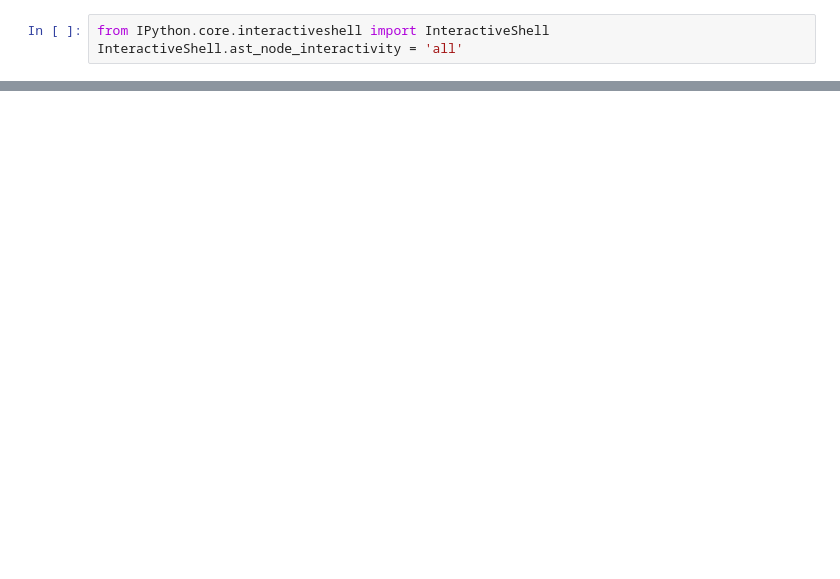
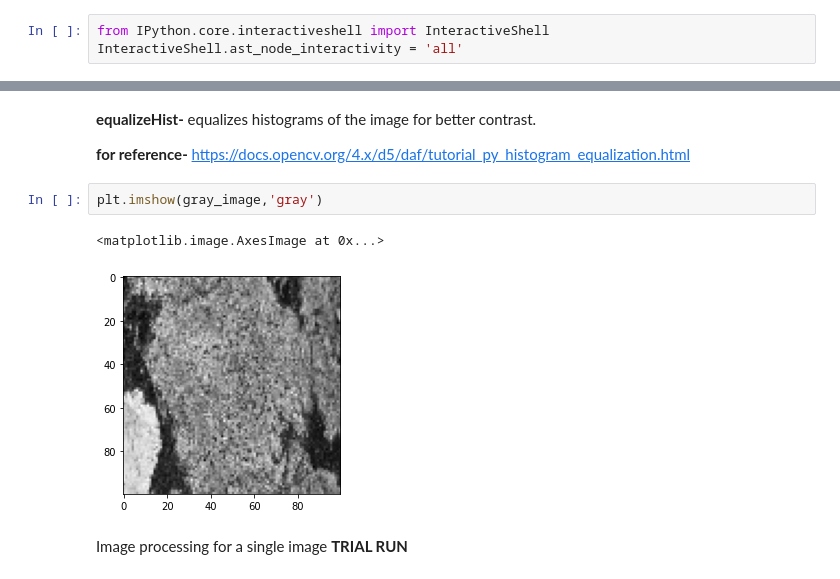
Before and after one commit to NandakishorV/Imageprocessing-Fungi, a Jupyter notebook: notebook6105e1b048.ipynb, the cells around one changed output, grey strips where cells are left out. Drawn from its saved outputs; the diff is of its cells as text; blank space fills up the shorter version.

```diff
--- a/notebook6105e1b048.ipynb
+++ b/notebook6105e1b048.ipynb
@@ -76,0 +97,12 @@ print('no. : \n ', df['specificEpithet'].count())
+# %% [markdown]
+**equalizeHist-** equalizes histograms of the image for better contrast.
+
+**for reference-** https://docs.opencv.org/4.x/d5/daf/tutorial_py_histogram_equalization.html
+# %%
+plt.imshow(gray_image,'gray')
+# %% [output]
+<matplotlib.image.AxesImage at 0x...>
+[figure, added]
+# %% [markdown]
+Image processing for a single image
+**TRIAL RUN**
```
Also changed, not shown: parts of 29 cells of this notebook.
